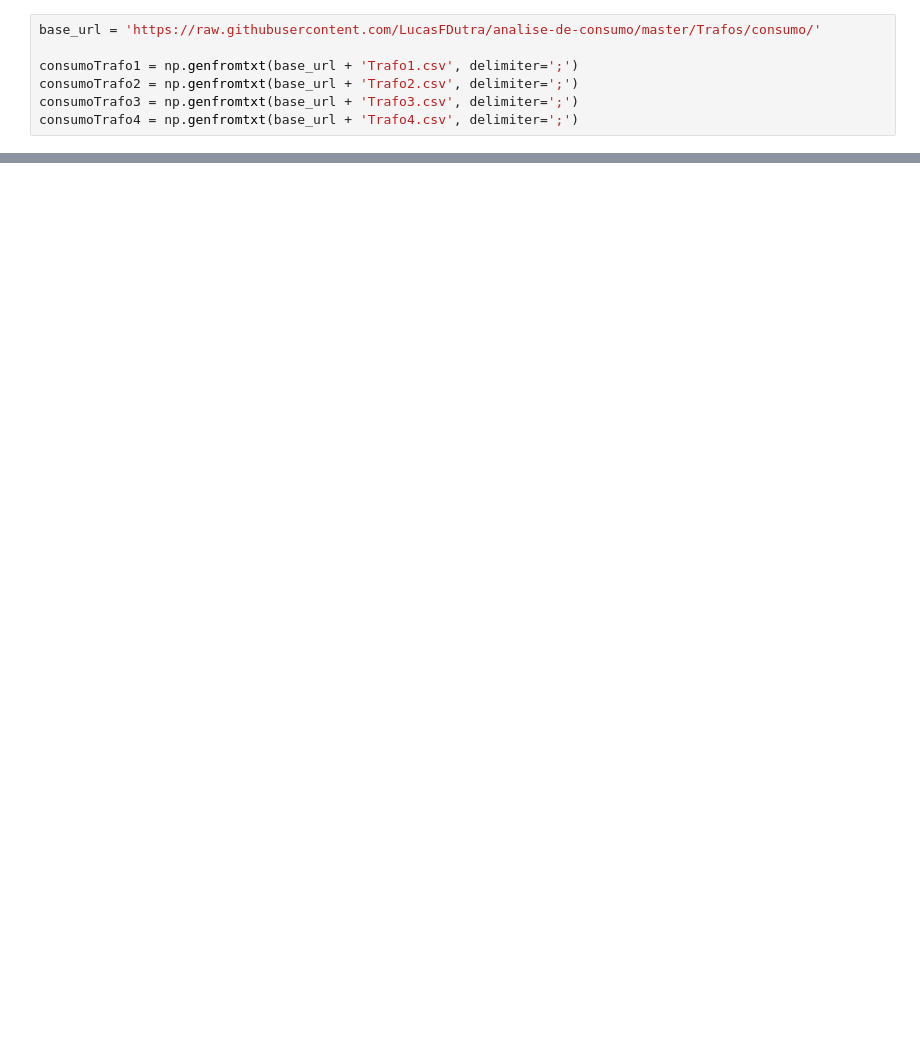
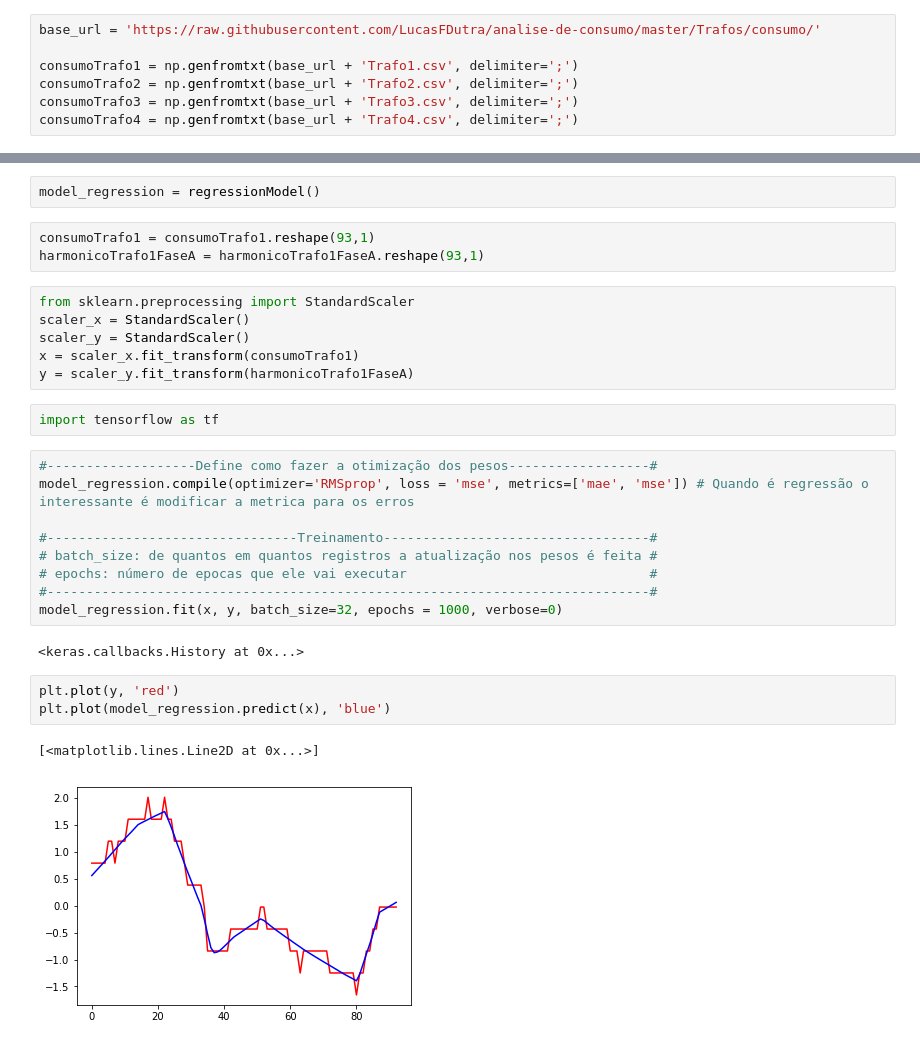
Before and after one commit to nayarat/analise-de-consumo, a Jupyter notebook: rede media.ipynb, the cells around one changed output, grey strips where cells are left out. Cells and saved outputs as stored; diff of their text form; blank space fills up the shorter version.

```diff
--- a/rede media.ipynb
+++ b/rede media.ipynb
@@ -582,0 +606,30 @@ data.head(10)
+# %%
+model_regression = regressionModel()
+# %%
+consumoTrafo1 = consumoTrafo1.reshape(93,1)
+harmonicoTrafo1FaseA = harmonicoTrafo1FaseA.reshape(93,1)
+# %%
+from sklearn.preprocessing import StandardScaler
+scaler_x = StandardScaler()
+scaler_y = StandardScaler()
+x = scaler_x.fit_transform(consumoTrafo1)
+y = scaler_y.fit_transform(harmonicoTrafo1FaseA)
+# %%
+import tensorflow as tf
+# %%
+#-------------------Define como fazer a otimização dos pesos------------------#
+model_regression.compile(optimizer='RMSprop', loss = 'mse', metrics=['mae', 'mse']) # Quando é regressão o interessante é modificar a metrica para os erros
+
+#--------------------------------Treinamento----------------------------------#
+# batch_size: de quantos em quantos registros a atualização nos pesos é feita #
+# epochs: número de epocas que ele vai executar                               #
+#-----------------------------------------------------------------------------#
+model_regression.fit(x, y, batch_size=32, epochs = 1000, verbose=0)
+# %% [output]
+<keras.callbacks.History at 0x...>
+# %%
+plt.plot(y, 'red')
+plt.plot(model_regression.predict(x), 'blue')
+# %% [output]
+[<matplotlib.lines.Line2D at 0x...>]
+[figure, added]
```
Also changed, not shown: parts of 11 cells of this notebook.
